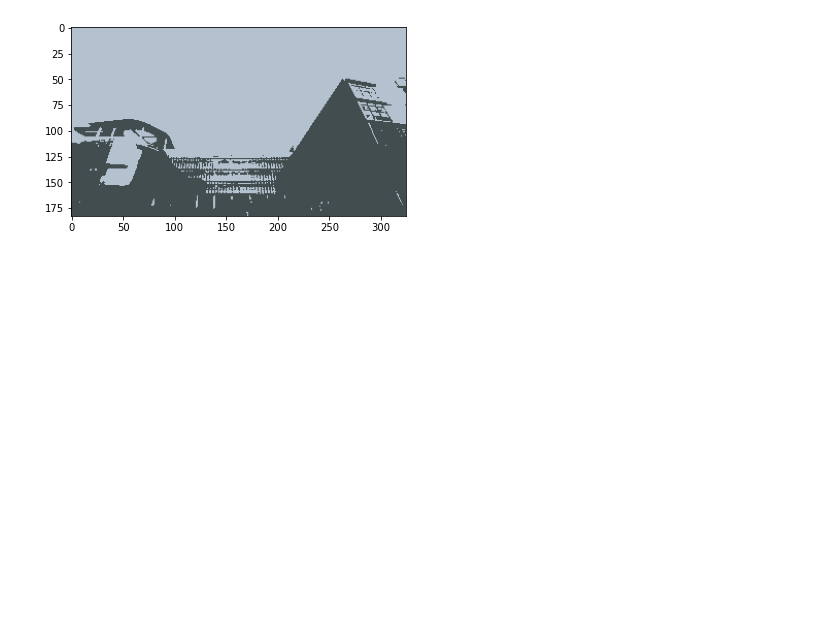
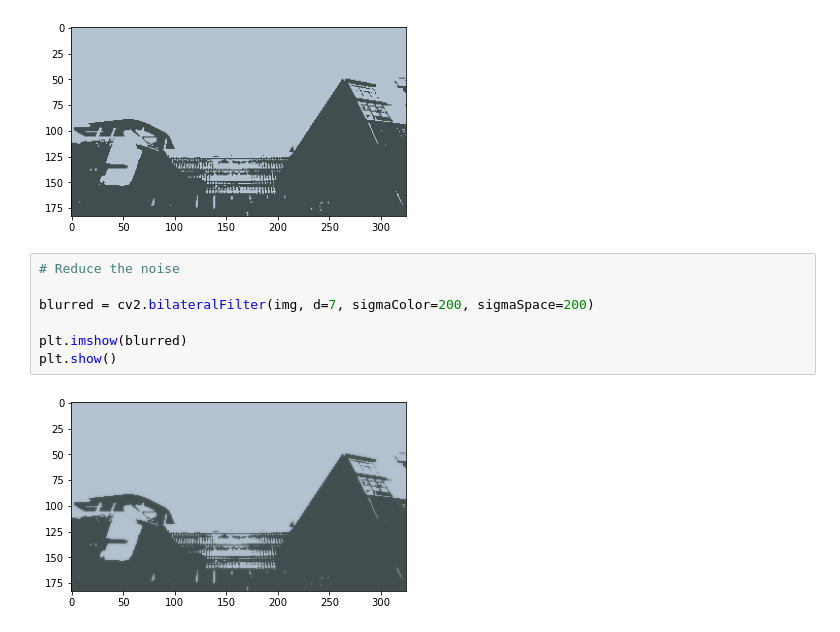
Before and after one commit to wise1ight/battleofmirae, a Jupyter notebook: man.ipynb, the cells around one changed output. Saved outputs shown, nothing was run; the diff lists cells and outputs as text; blank space fills up the shorter version.

Commit message:
feat: Reduce the noise 부분

```diff
--- a/man.ipynb
+++ b/man.ipynb
@@ -83,3 +83,12 @@ plt.imshow(img)
 plt.show()
 # %% [output]
 [figure]
+# %%
+# Reduce the noise
+
+blurred = cv2.bilateralFilter(img, d=7, sigmaColor=200, sigmaSpace=200)
+
+plt.imshow(blurred)
+plt.show()
+# %% [output]
+[figure, added]
```
